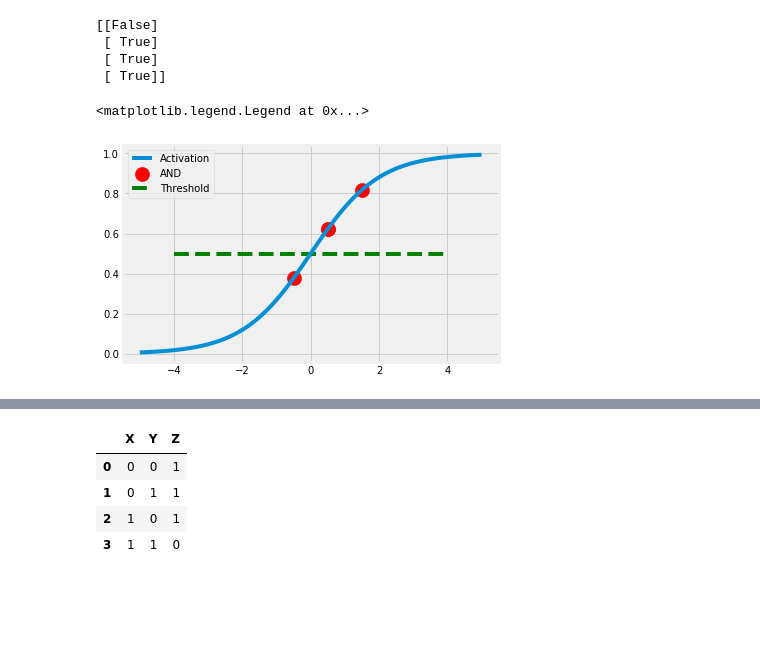
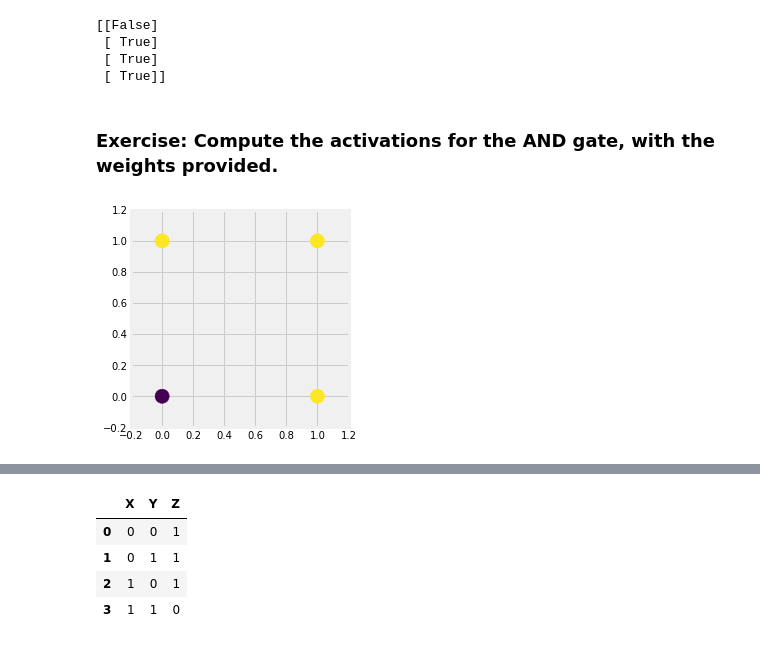
Before and after one commit to tejaswiniallikanti/upgrad-mlcloud, a Jupyter notebook: neuralnets/boolean_logic.ipynb, the cells around one changed output, grey strips where cells are left out. Drawn from its saved outputs; the diff is of its cells as text; code cells hidden in the pictures; blank space fills up the shorter version.

```diff
--- a/neuralnets/boolean_logic.ipynb
+++ b/neuralnets/boolean_logic.ipynb
@@ -82,13 +74,5 @@ print(y_hat > 0.5)
  [ True]
  [ True]
  [ True]]
-# %%
-xx = np.linspace(-5, 5, 100)
-yy = sigmoid(xx)
-plt.plot(xx, yy, label="Activation")
-plt.scatter(z, y_hat, s=200, c="r", label="AND")
-plt.hlines(0.5, -4, 4, color='g', linestyle='dashed', label='Threshold')
-plt.legend()
-# %% [output]
-<matplotlib.legend.Legend at 0x...>
-[figure, removed]
+# %% [markdown]
+### Exercise: Compute the activations for the AND gate, with the weights provided.
@@ -95,3 +82,9 @@ plt.legend()
+# %%
+plt.scatter(*X.T, c=y, s=200)
+_ = plt.axis([-0.2, 1.2, -0.2, 1.2])
+plt.gca().set_aspect('equal')
+# %% [output]
+[figure, added]
 # %% [markdown]
 # NAND Gate
 <img height="240px" width="320px" src="https://upload.wikimedia.org/wikipedia/commons/thumb/e/e6/NAND_ANSI_Labelled.svg/1920px-NAND_ANSI_Labelled.svg.png">
```
Also changed, not shown: parts of 6 cells of this notebook, 1 other file.
